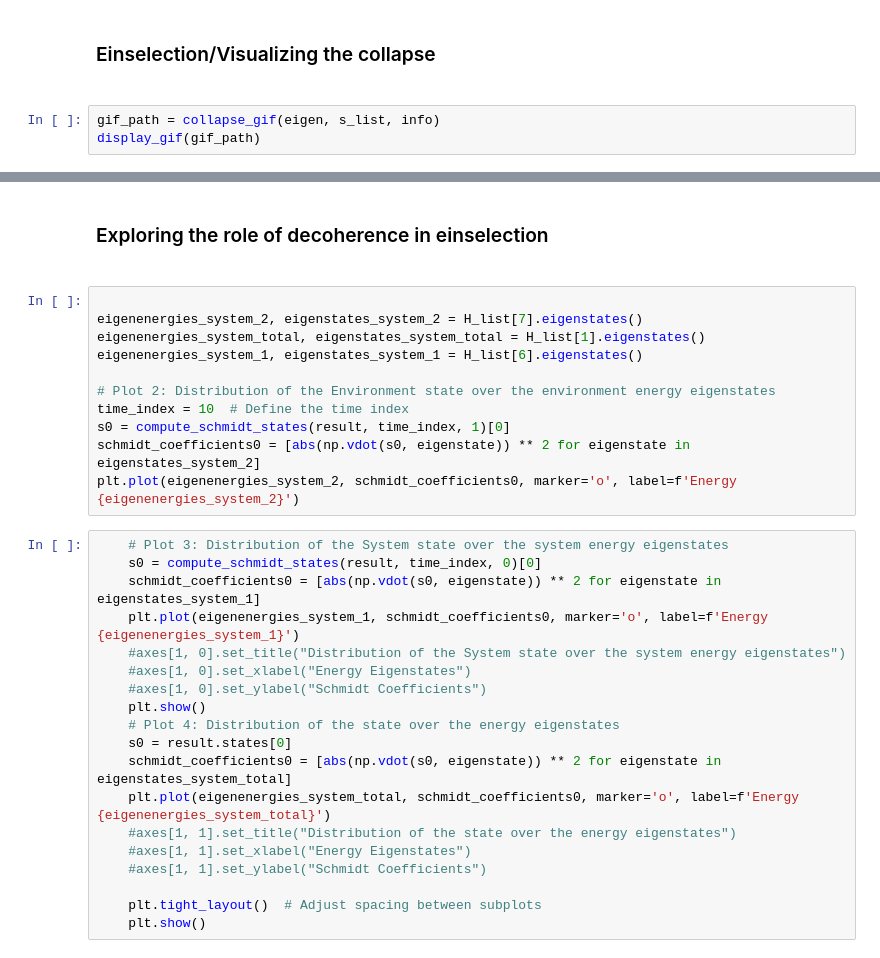
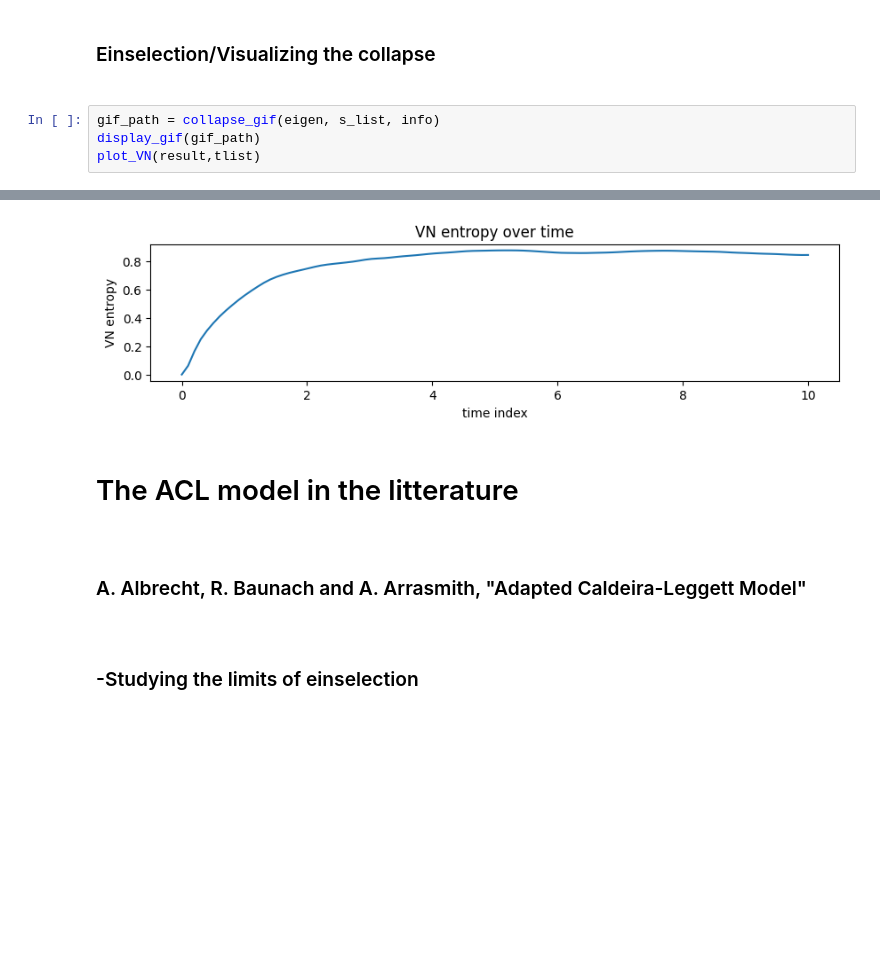
Before and after one commit to MarinAndreGirard/ACL, a Jupyter notebook: Working/The_ACL_model.ipynb, the cells around one changed output, grey strips where cells are left out. Saved outputs shown, nothing was run; the diff lists cells and outputs as text; blank space fills up the shorter version.

```diff
--- a/Working/The_ACL_model.ipynb
+++ b/Working/The_ACL_model.ipynb
@@ -218,37 +221,13 @@ s_full_list=s_list[3]
 # %%
 gif_path = collapse_gif(eigen, s_list, info)
 display_gif(gif_path)
+plot_VN(result,tlist)
 # %% [output]
 [interactive output not drawn]
+[figure, added]
+# %% [markdown]
+<h1>The ACL model in the litterature<h1>
+# %% [markdown]
+<h3> A. Albrecht,  R. Baunach and A. Arrasmith, "Adapted Caldeira-Leggett Model"<h3>
 # %% [markdown]
-<h3>Exploring the role of decoherence in einselection<h3>
+<h3>-Studying the limits of einselection <h3>
-# %%
-
-eigenenergies_system_2, eigenstates_system_2 = H_list[7].eigenstates()
-eigenenergies_system_total, eigenstates_system_total = H_list[1].eigenstates()
-eigenenergies_system_1, eigenstates_system_1 = H_list[6].eigenstates()
-
-# Plot 2: Distribution of the Environment state over the environment energy eigenstates
-time_index = 10  # Define the time index
-s0 = compute_schmidt_states(result, time_index, 1)[0]
-schmidt_coefficients0 = [abs(np.vdot(s0, eigenstate)) ** 2 for eigenstate in eigenstates_system_2]
-plt.plot(eigenenergies_system_2, schmidt_coefficients0, marker='o', label=f'Energy {eigenenergies_system_2}')
-# %%
-    # Plot 3: Distribution of the System state over the system energy eigenstates
-    s0 = compute_schmidt_states(result, time_index, 0)[0]
-    schmidt_coefficients0 = [abs(np.vdot(s0, eigenstate)) ** 2 for eigenstate in eigenstates_system_1]
-    plt.plot(eigenenergies_system_1, schmidt_coefficients0, marker='o', label=f'Energy {eigenenergies_system_1}')
-    #axes[1, 0].set_title("Distribution of the System state over the system energy eigenstates")
-    #axes[1, 0].set_xlabel("Energy Eigenstates")
-    #axes[1, 0].set_ylabel("Schmidt Coefficients")
-    plt.show()
-    # Plot 4: Distribution of the state over the energy eigenstates
-    s0 = result.states[0]
-    schmidt_coefficients0 = [abs(np.vdot(s0, eigenstate)) ** 2 for eigenstate in eigenstates_system_total]
-    plt.plot(eigenenergies_system_total, schmidt_coefficients0, marker='o', label=f'Energy {eigenenergies_system_total}')
-    #axes[1, 1].set_title("Distribution of the state over the energy eigenstates")
-    #axes[1, 1].set_xlabel("Energy Eigenstates")
-    #axes[1, 1].set_ylabel("Schmidt Coefficients")
-
-    plt.tight_layout()  # Adjust spacing between subplots
-    plt.show()
```
Also changed, not shown: parts of 14 cells of this notebook, 6 other files.
